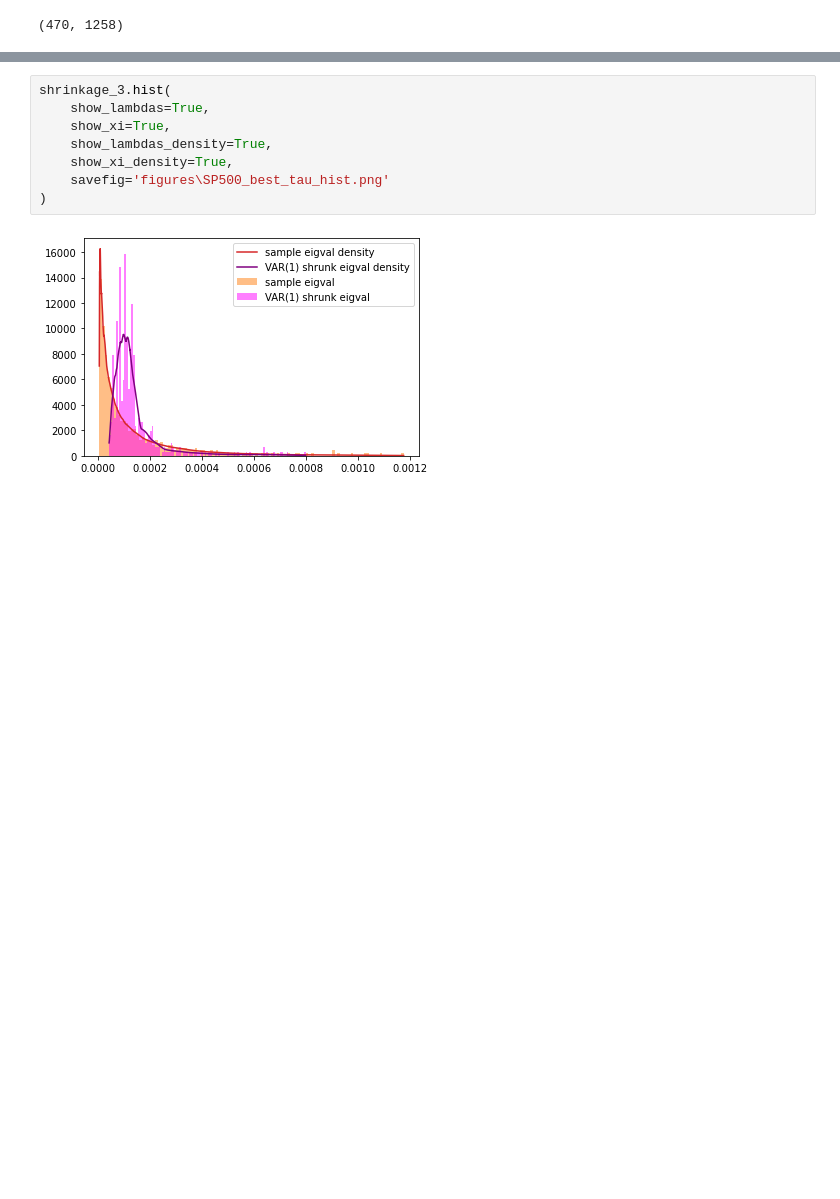
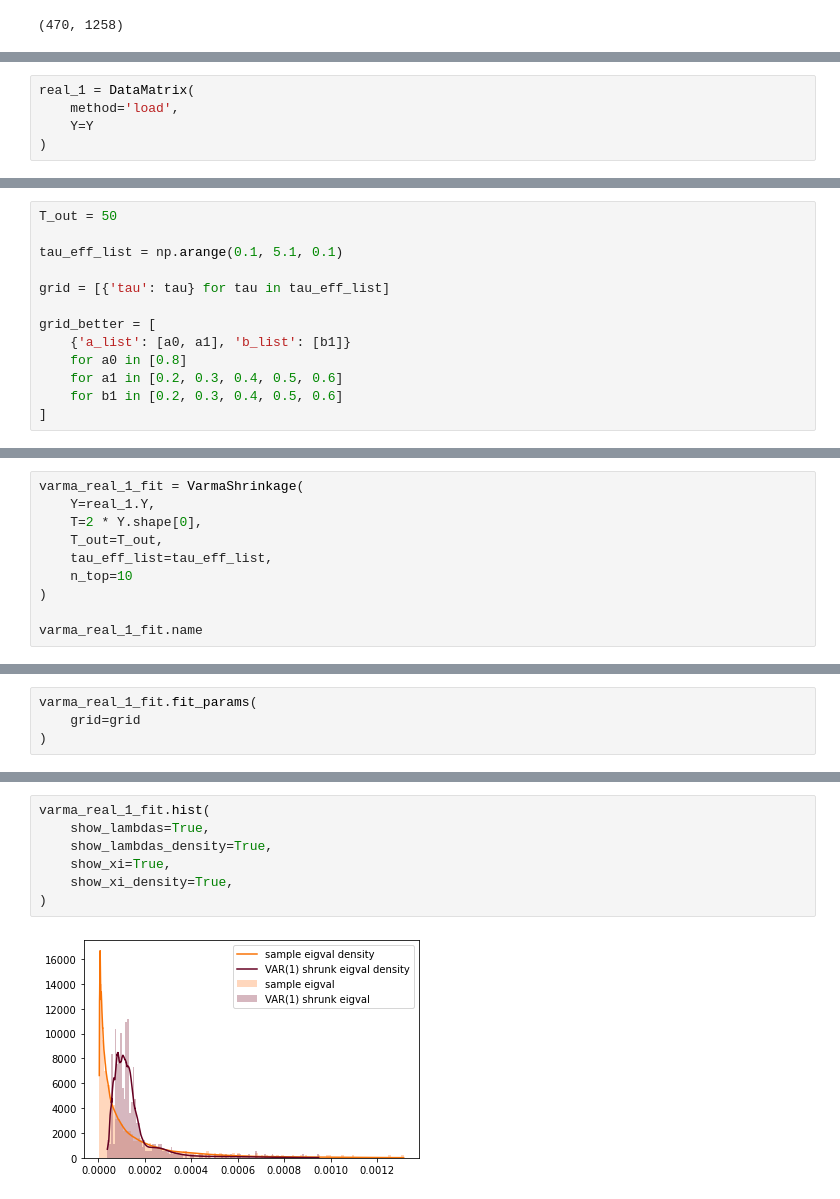
Before and after one commit to yedrek/shrinkage, a Jupyter notebook: shrinkage_user_guide.ipynb, the cells around one changed output, grey strips where cells are left out. Drawn from its saved outputs; the diff is of its cells as text; blank space fills up the shorter version.

```diff
--- a/shrinkage_user_guide.ipynb
+++ b/shrinkage_user_guide.ipynb
@@ -1329 +1969,6 @@ sample_3 = SampleEigenvalues(
+# %%
+real_1 = DataMatrix(
+    method='load',
+    Y=Y
+)
 # %% [markdown]
@@ -1357,0 +1978,13 @@ plt.savefig('figures\SP500_best_tau.png')
+# %%
+T_out = 50
+
+tau_eff_list = np.arange(0.1, 5.1, 0.1)
+
+grid = [{'tau': tau} for tau in tau_eff_list]
+
+grid_better = [
+    {'a_list': [a0, a1], 'b_list': [b1]}
+    for a0 in [0.8]
+    for a1 in [0.2, 0.3, 0.4, 0.5, 0.6]
+    for b1 in [0.2, 0.3, 0.4, 0.5, 0.6]
+]
@@ -1357,0 +1993,10 @@ plt.savefig('figures\SP500_best_tau.png')
+# %%
+varma_real_1_fit = VarmaShrinkage(
+    Y=real_1.Y,
+    T=2 * Y.shape[0],
+    T_out=T_out,
+    tau_eff_list=tau_eff_list,
+    n_top=10
+)
+
+varma_real_1_fit.name
@@ -1357,0 +2005,4 @@ plt.savefig('figures\SP500_best_tau.png')
+# %%
+varma_real_1_fit.fit_params(
+    grid=grid
+)
@@ -1382,10 +2072,9 @@ shrinkage_3.plot_with_oracle(
 # %%
-shrinkage_3.hist(
+varma_real_1_fit.hist(
     show_lambdas=True,
+    show_lambdas_density=True,
     show_xi=True,
-    show_lambdas_density=True,
     show_xi_density=True,
-    savefig='figures\SP500_best_tau_hist.png'
 )
 # %% [output]
-[figure, old version]
+[figure, new version]
```
Also changed, not shown: parts of 478 cells of this notebook, 31 other files.
